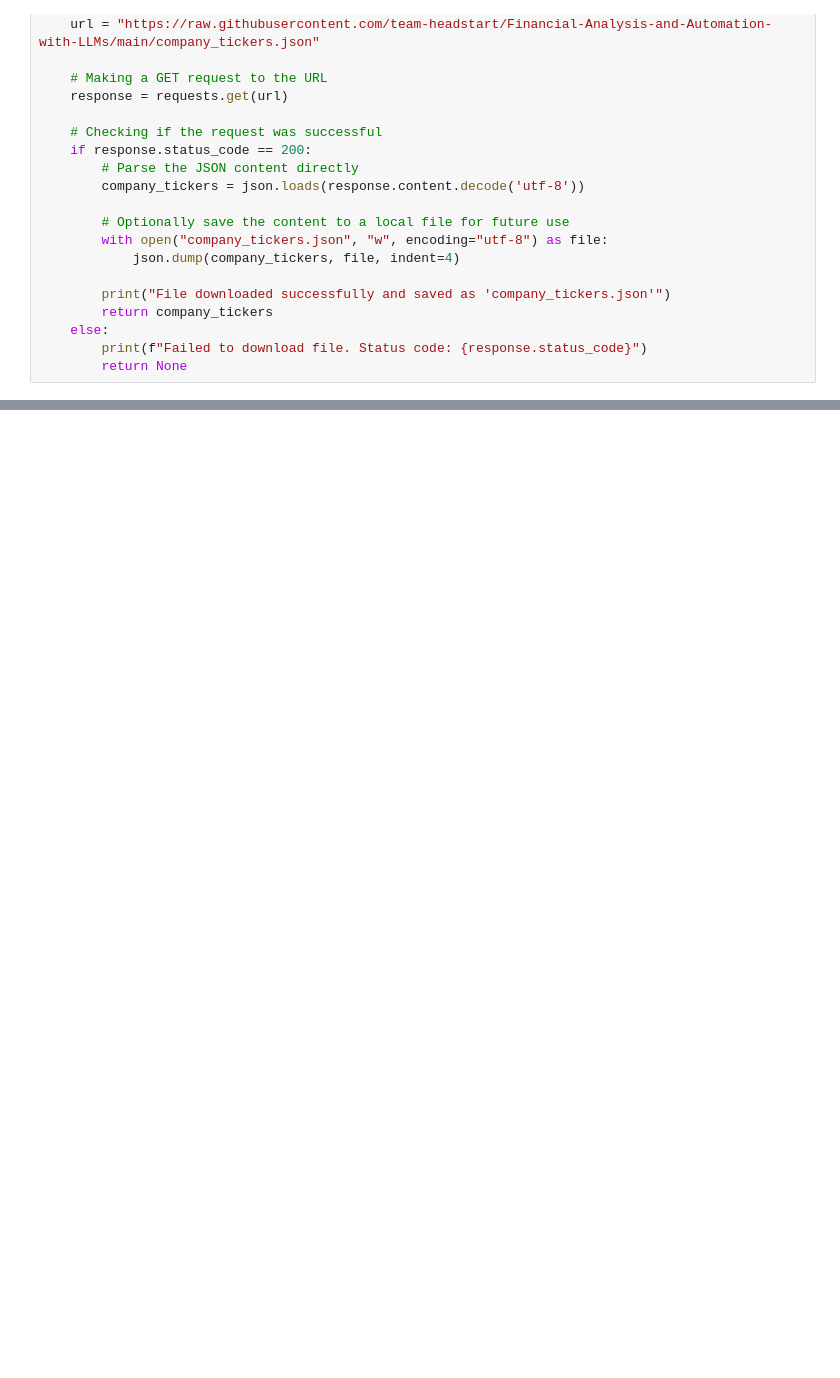
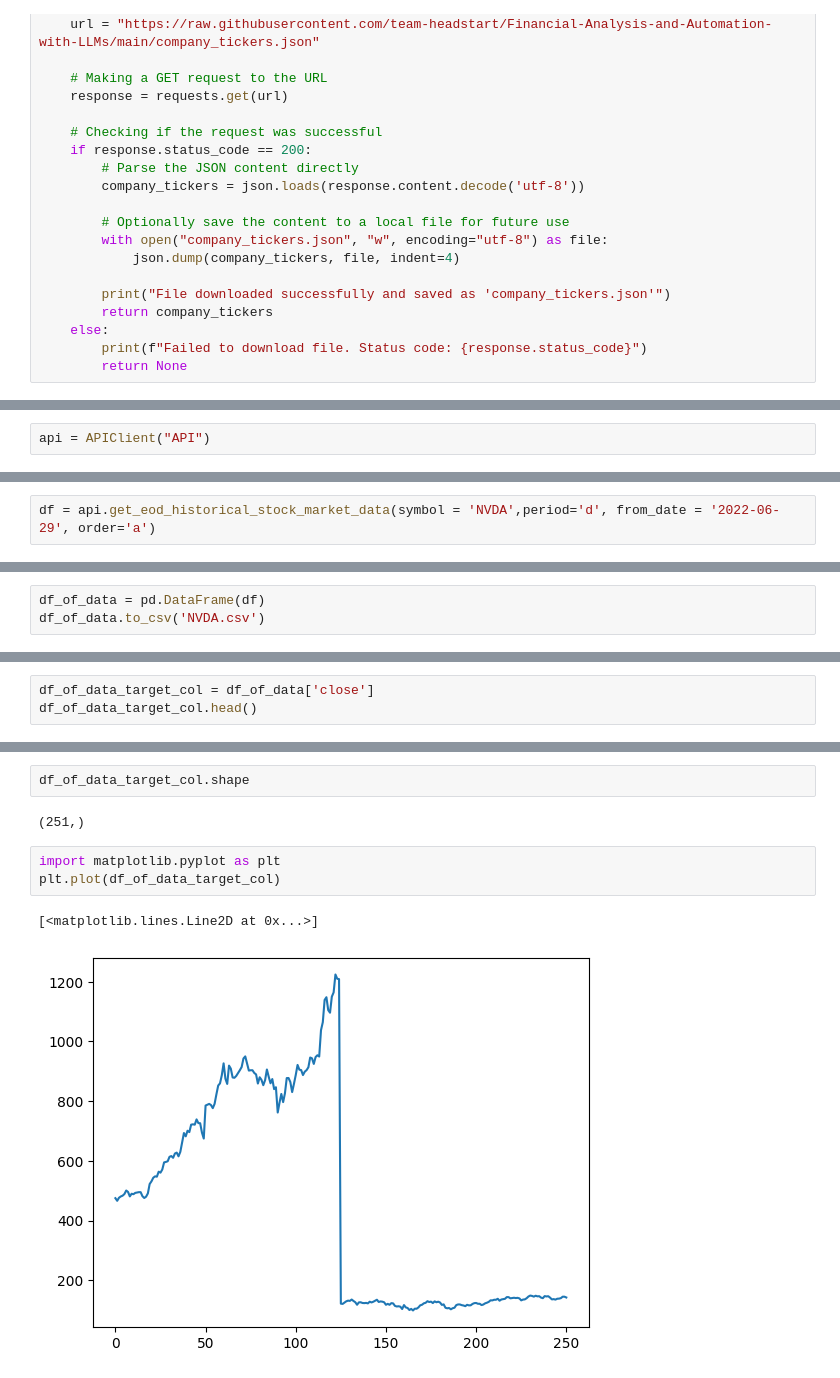
Before and after one commit to venomeh/Financial-Analysis-Automation, a Jupyter notebook: Financial_Analysis_&_Automation.ipynb, the cells around one changed output, grey strips where cells are left out. Drawn from its saved outputs; the diff is of its cells as text; blank space fills up the shorter version.

```diff
--- a/Financial_Analysis_&_Automation.ipynb
+++ b/Financial_Analysis_&_Automation.ipynb
@@ -146,0 +116,2 @@ print(data)
+# %%
+api = APIClient("API")
@@ -146,0 +156,2 @@ print(data)
+# %%
+df = api.get_eod_historical_stock_market_data(symbol = 'NVDA',period='d', from_date = '2022-06-29', order='a')
@@ -146,0 +162,3 @@ print(data)
+# %%
+df_of_data = pd.DataFrame(df)
+df_of_data.to_csv('NVDA.csv')
@@ -146,0 +188,3 @@ print(data)
+# %%
+df_of_data_target_col = df_of_data['close']
+df_of_data_target_col.head()
@@ -146,0 +199,10 @@ print(data)
+# %%
+df_of_data_target_col.shape
+# %% [output]
+(251,)
+# %%
+import matplotlib.pyplot as plt
+plt.plot(df_of_data_target_col)
+# %% [output]
+[<matplotlib.lines.Line2D at 0x...>]
+[figure, added]
```
Also changed, not shown: parts of 55 cells of this notebook.
